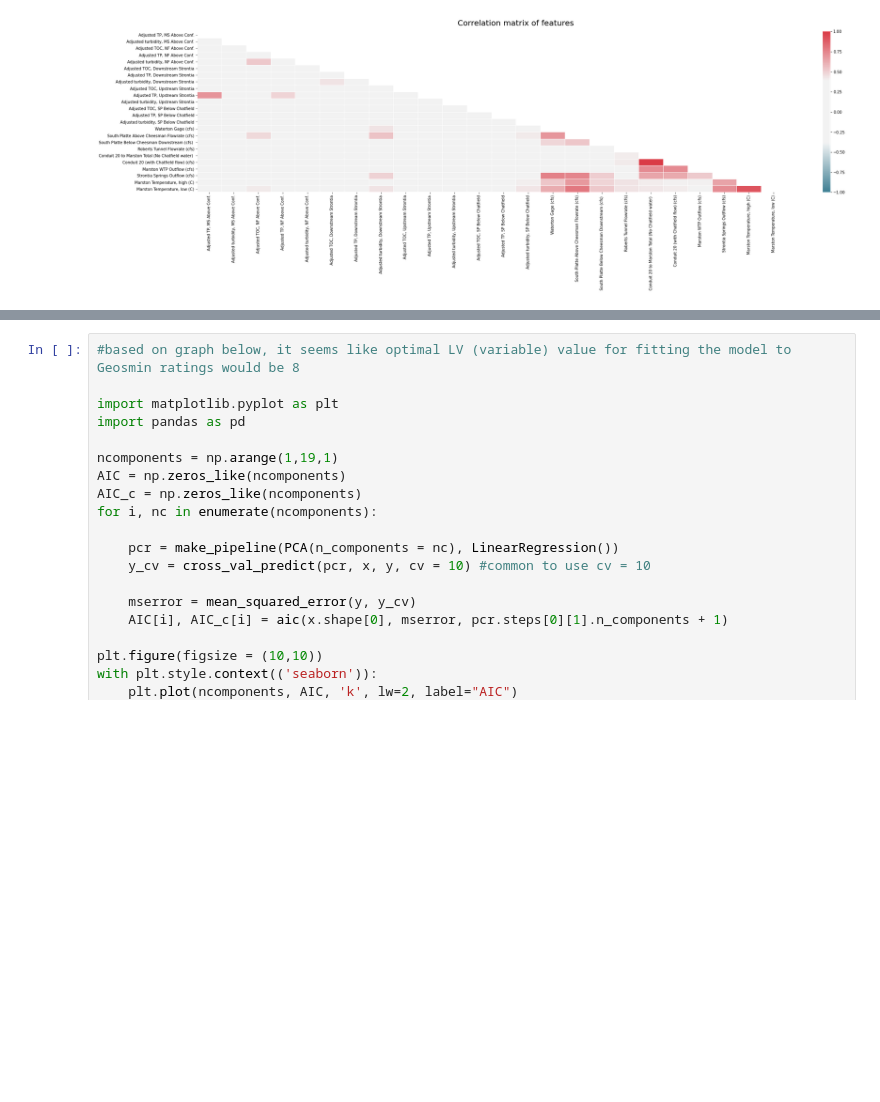
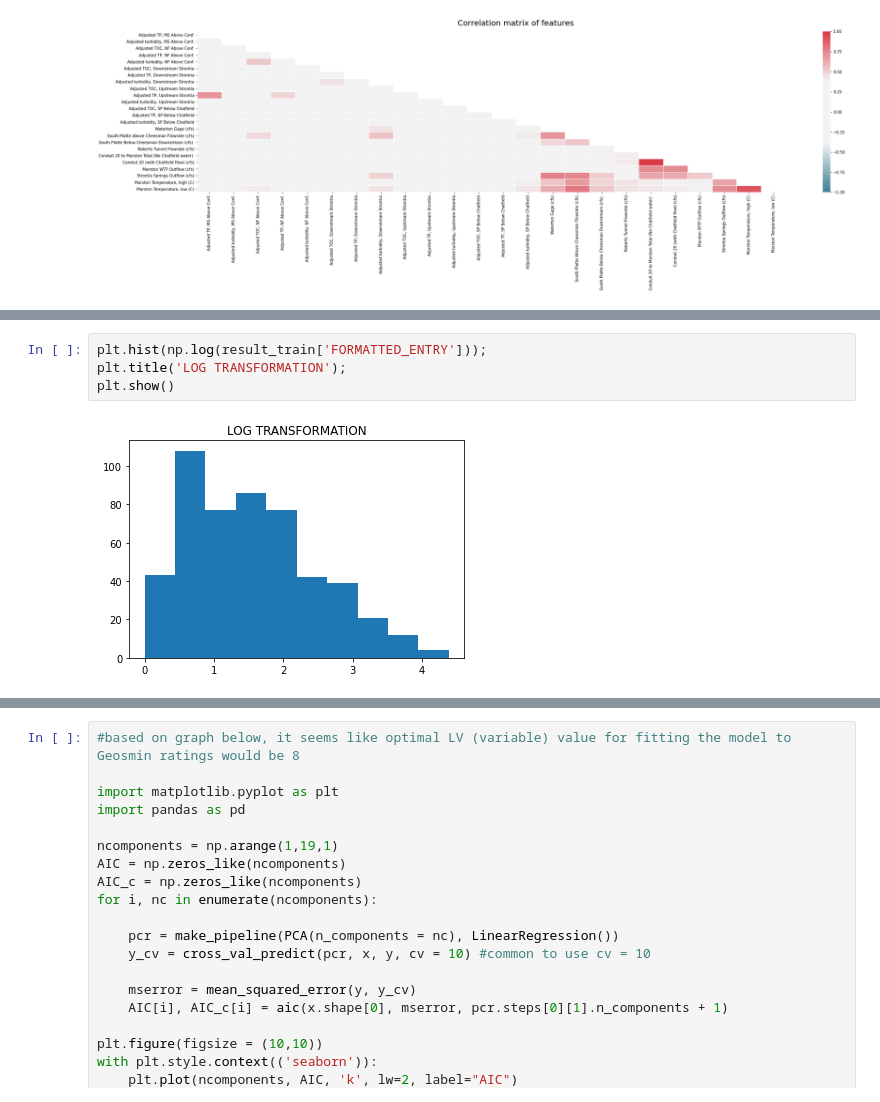
Before and after one commit to maanavjhatakia/geosmin_copy, a Jupyter notebook: final_compiled_analysis_2.ipynb, the cells around one changed output, grey strips where cells are left out. Cells and saved outputs as stored; diff of their text form; blank space fills up the shorter version.

```diff
--- a/final_compiled_analysis_2.ipynb
+++ b/final_compiled_analysis_2.ipynb
@@ -613,3 +618,9 @@ Linreg.score(X_test,y_test)
+# %%
+plt.hist(np.log(result_train['FORMATTED_ENTRY']));
+plt.title('LOG TRANSFORMATION');
+plt.show()
+# %% [output]
+[figure, added]
 # %%
 #AIC development
 from sklearn.decomposition import PCA
```
Also changed, not shown: parts of 6 cells of this notebook.
